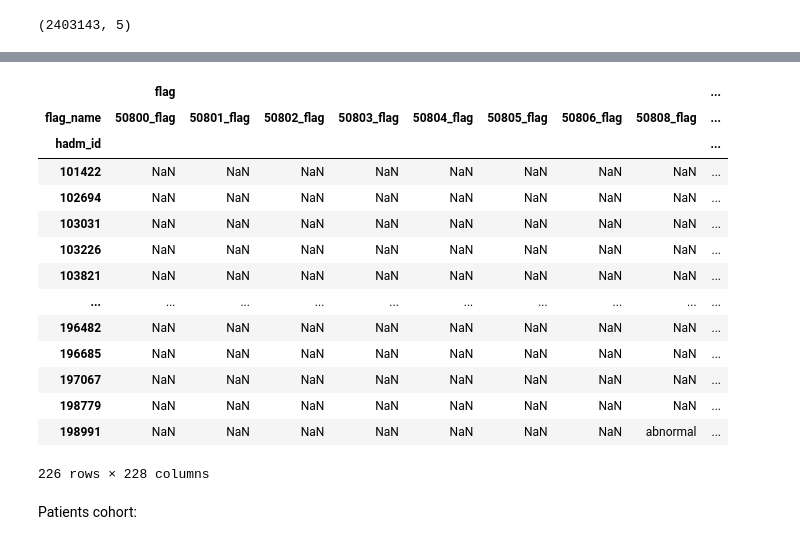
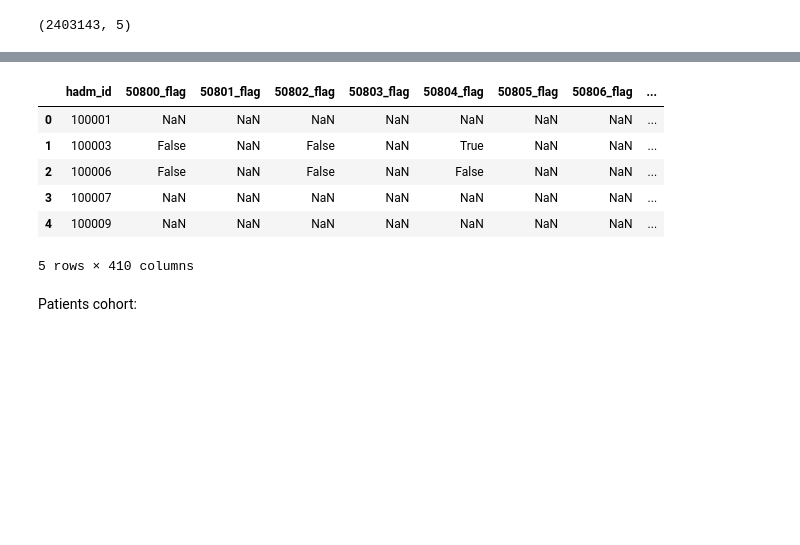
Before and after one commit to The-Electric-Moccasins/resistance-prediction, a Jupyter notebook: build_dataset.ipynb, the cells around one changed output, grey strips where cells are left out. Saved outputs shown, nothing was run; the diff lists cells and outputs as text; code cells hidden in the pictures; blank space fills up the shorter version.

```diff
--- a/build_dataset.ipynb
+++ b/build_dataset.ipynb
@@ -266,18 +199,10 @@ Name: flag, Length: 10000, dtype: bool
-# %%
-df_selected_labs[:10000].apply(fill_flag_name, axis = 1).pivot(index=['hadm_id'],columns=['flag_name'],values=['flag'])
-# %% [output]
-|  | flag |  |  |  |  |  |  |  | ... |
-| flag_name | 50800_flag | 50801_flag | 50802_flag | 50803_flag | 50804_flag | 50805_flag | 50806_flag | 50808_flag | ... |
-| hadm_id |  |  |  |  |  |  |  |  | ... |
-| 101422 | NaN | NaN | NaN | NaN | NaN | NaN | NaN | NaN | ... |
-| 102694 | NaN | NaN | NaN | NaN | NaN | NaN | NaN | NaN | ... |
-| 103031 | NaN | NaN | NaN | NaN | NaN | NaN | NaN | NaN | ... |
-| 103226 | NaN | NaN | NaN | NaN | NaN | NaN | NaN | NaN | ... |
-| 103821 | NaN | NaN | NaN | NaN | NaN | NaN | NaN | NaN | ... |
-| ... | ... | ... | ... | ... | ... | ... | ... | ... | ... |
-| 196482 | NaN | NaN | NaN | NaN | NaN | NaN | NaN | NaN | ... |
-| 196685 | NaN | NaN | NaN | NaN | NaN | NaN | NaN | NaN | ... |
-| 197067 | NaN | NaN | NaN | NaN | NaN | NaN | NaN | NaN | ... |
-| 198779 | NaN | NaN | NaN | NaN | NaN | NaN | NaN | NaN | ... |
-| 198991 | NaN | NaN | NaN | NaN | NaN | NaN | NaN | abnormal | ... |
-226 rows × 228 columns
+# %%
+df_lab_flags.head()
+# %% [output]
+|  | hadm_id | 50800_flag | 50801_flag | 50802_flag | 50803_flag | 50804_flag | 50805_flag | 50806_flag | ... |
+| 0 | 100001 | NaN | NaN | NaN | NaN | NaN | NaN | NaN | ... |
+| 1 | 100003 | False | NaN | False | NaN | True | NaN | NaN | ... |
+| 2 | 100006 | False | NaN | False | NaN | False | NaN | NaN | ... |
+| 3 | 100007 | NaN | NaN | NaN | NaN | NaN | NaN | NaN | ... |
+| 4 | 100009 | NaN | NaN | NaN | NaN | NaN | NaN | NaN | ... |
+5 rows × 410 columns
```
Also changed, not shown: parts of 13 cells of this notebook.
